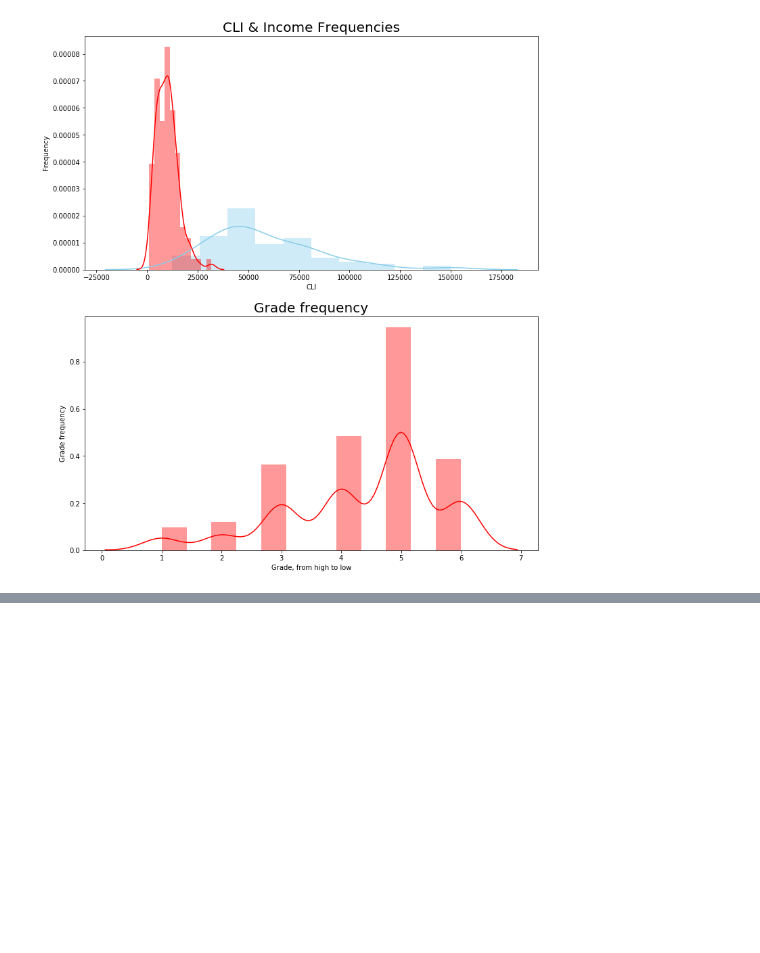
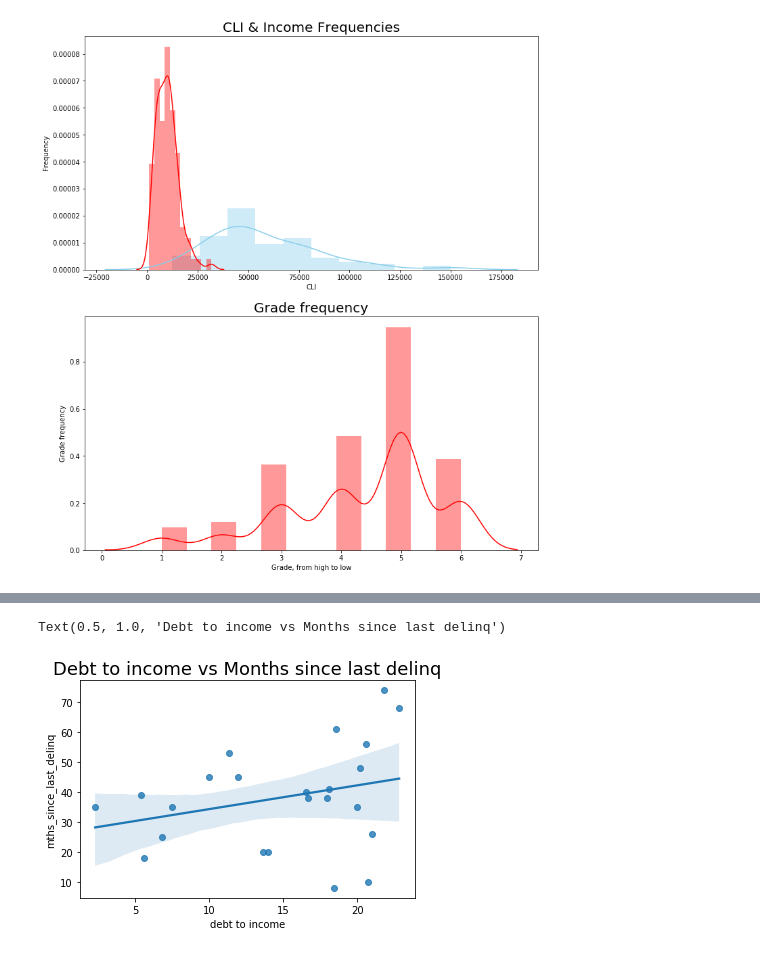
Before and after one commit to mattnappo/columbia-ml, a Jupyter notebook: Project2_Loan_Analysis.ipynb, the cells around one changed output, grey strips where cells are left out. Drawn from its saved outputs; the diff is of its cells as text; code cells hidden in the pictures; blank space fills up the shorter version.

```diff
--- a/Project2_Loan_Analysis.ipynb
+++ b/Project2_Loan_Analysis.ipynb
@@ -154,0 +199,8 @@ Text(0, 0.5, 'CLI percent of income')
+# %%
+sns.regplot(
+    'debt to income', 'mths_since_last_delinq',
+    data=corr_df,
+).set_title('Debt to income vs Months since last delinq', fontsize=18)
+# %% [output]
+Text(0.5, 1.0, 'Debt to income vs Months since last delinq')
+[figure, added]
```
Also changed, not shown: parts of 13 cells of this notebook, 1 other file.
